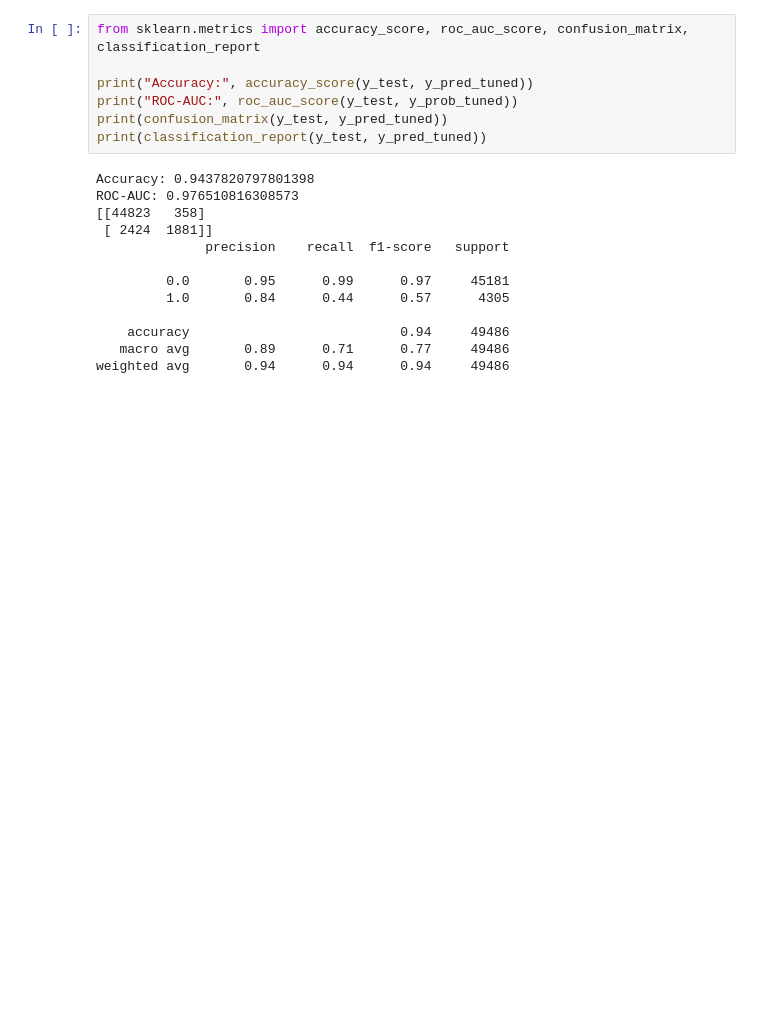
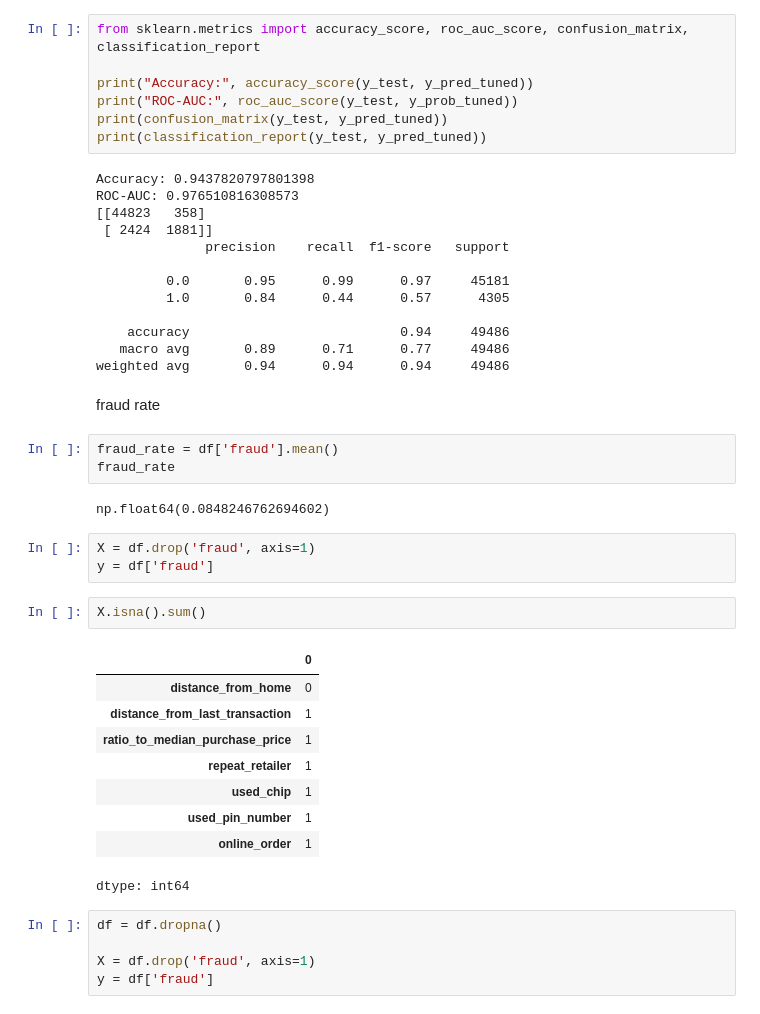
Before and after one commit to madhuh1210/sf-intern, a Jupyter notebook: madhuintern.ipynb, the cells around one changed output. Drawn from its saved outputs; the diff is of its cells as text; blank space fills up the shorter version.

```diff
--- a/madhuintern.ipynb
+++ b/madhuintern.ipynb
@@ -834,3 +836,30 @@ ROC-AUC: 0.976510816308573
     accuracy                           0.94     49486
    macro avg       0.89      0.71      0.77     49486
 weighted avg       0.94      0.94      0.94     49486
+# %% [markdown]
+fraud rate
+# %%
+fraud_rate = df['fraud'].mean()
+fraud_rate
+# %% [output]
+np.float64(0.0848246762694602)
+# %%
+X = df.drop('fraud', axis=1)
+y = df['fraud']
+# %%
+X.isna().sum()
+# %% [output]
+|  | 0 |
+| distance_from_home | 0 |
+| distance_from_last_transaction | 1 |
+| ratio_to_median_purchase_price | 1 |
+| repeat_retailer | 1 |
+| used_chip | 1 |
+| used_pin_number | 1 |
+| online_order | 1 |
+dtype: int64
+# %%
+df = df.dropna()
+
+X = df.drop('fraud', axis=1)
+y = df['fraud']
```
Also changed, not shown: parts of 36 cells of this notebook.
